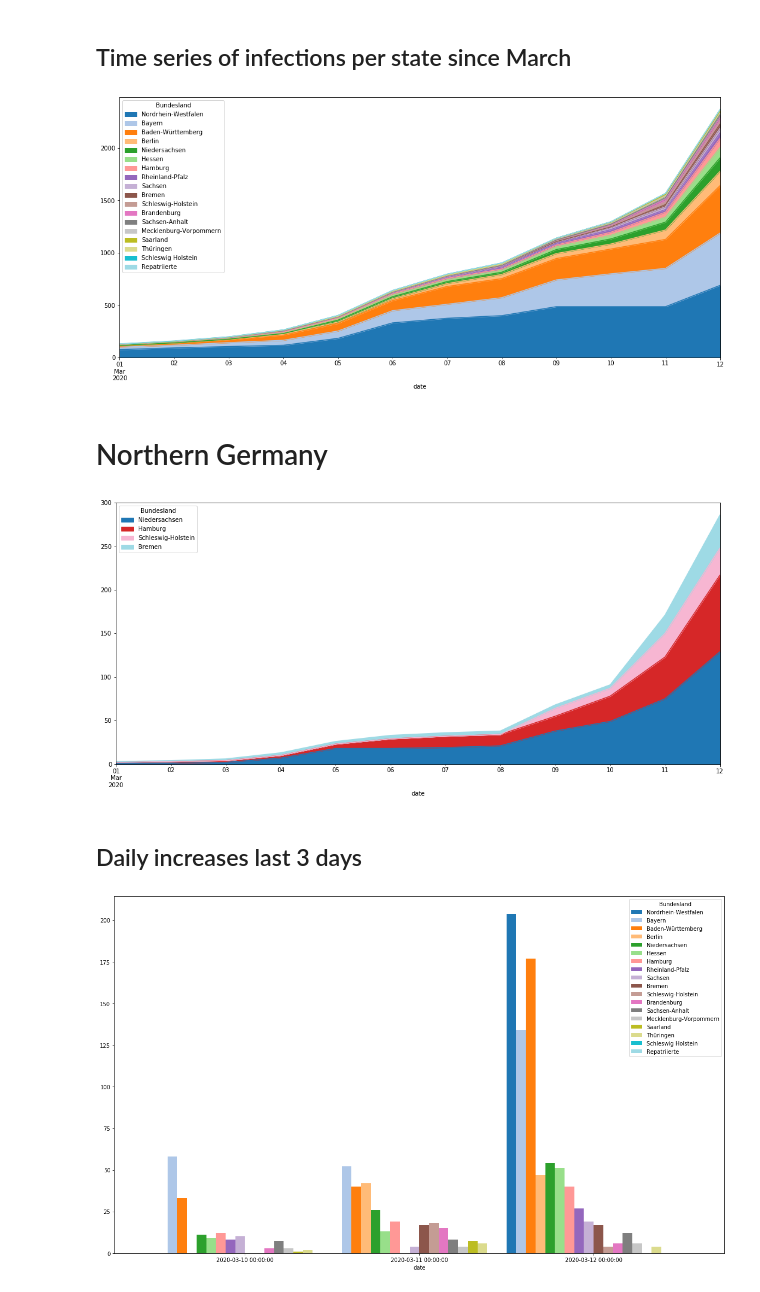
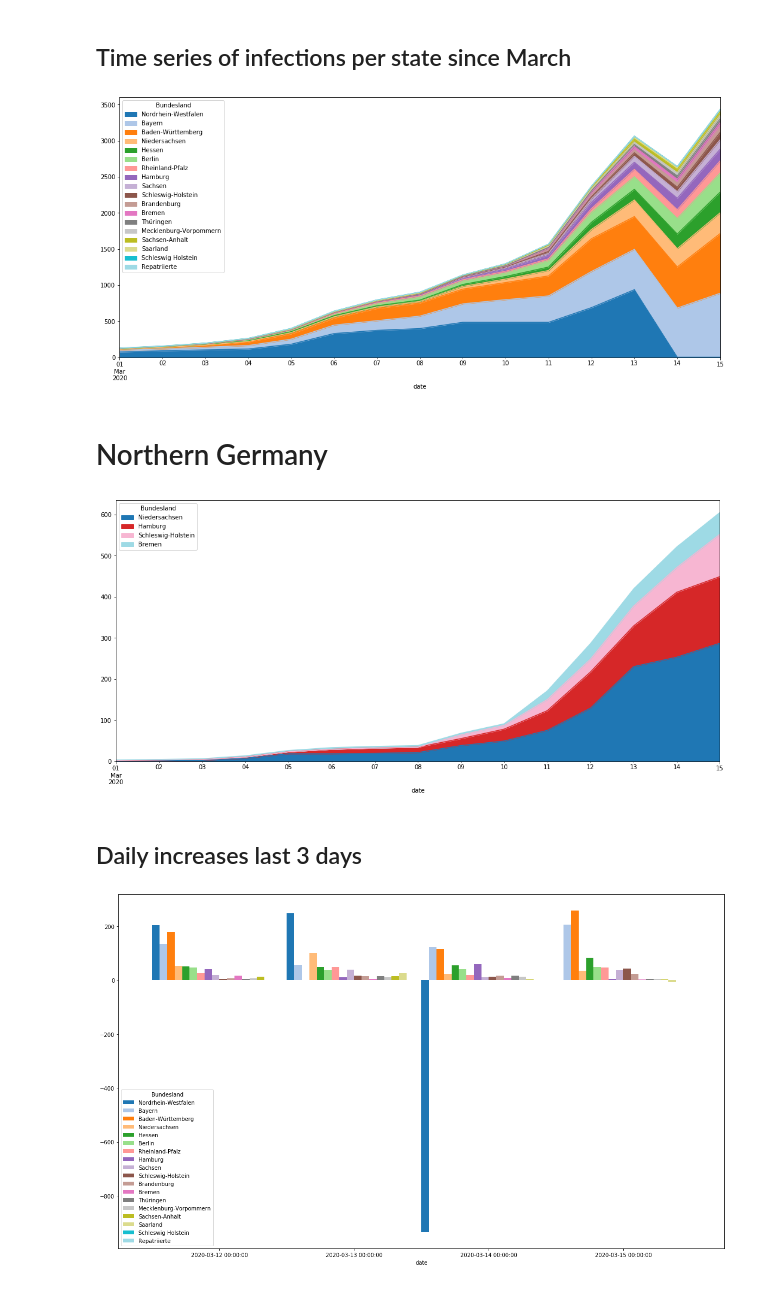
Before and after one commit to whitebearded/covid19-timeseries-germany-by-state, a Jupyter notebook: corona_by_german_state.ipynb, the cells around one changed output. Saved outputs shown, nothing was run; the diff lists cells and outputs as text; code cells hidden in the pictures.

```diff
--- a/corona_by_german_state.ipynb
+++ b/corona_by_german_state.ipynb
@@ -77,7 +80,7 @@ for date, table in tables.items():
 
     df = pd.DataFrame()
     df['Todesfälle'] = 0
-    df = pd.read_html(table.outerHtml(), header=0, index_col=0, match="Bundesland")[0]
+    df = pd.read_html(table.outerHtml(), header=0, index_col=0, match="Bundesland", thousands=".", decimal=",")[0]
     df = df[:-1] # Remove last row
 
     ### Column cleanup and normalization
@@ -93,7 +96,8 @@ for date, table in tables.items():
     # Some tables have a dedicated column for deaths, some use paranthesis
     mixed_col = list(filter(re.compile(r'.*(darunter Todesfälle).*').search, df.columns))
     if(len(mixed_col) > 0):
-        df = df[mixed_col[0]].str.extract(r'(?P<Fälle>[0-9]+)(?: ?\((?P<Todesfälle>[0-9]+)\))?').astype(float).fillna(0)
+        print(df[mixed_col[0]].replace(to_replace='\.', value='', regex=True))
+        df = df[mixed_col[0]].replace(to_replace='.', value='').str.extract(r'(?P<Fälle>[0-9]+(?:\.[0-9]+)?)(?: ?\((?P<Todesfälle>[0-9]+)\))?').fillna(0).astype(int)
 
     df['date'] = date
     dfa = pd.concat([dfa, df])
@@ -152,7 +156,7 @@ display(deaths.tail(5))
 # %%
 plot = confirmed.plot(figsize=(18,8), kind='area', cmap="tab20")
 # %% [output]
-[figure, old version]
+[figure, new version]
 # %%
 plot.get_figure().savefig("images/area_chart_infections_germany_by_state.png")
 # %% [markdown]
@@ -160,15 +164,15 @@ plot.get_figure().savefig("images/area_chart_infections_germany_by_state.png")
 # %%
 plot = confirmed[['Niedersachsen','Hamburg','Schleswig-Holstein','Bremen']].plot(figsize=(18,8), kind='area', cmap="tab20")
 # %% [output]
-[figure, old version]
+[figure, new version]
 # %%
 plot.get_figure().savefig("images/area_chart_infections_germany_northern_germany.png")
 # %% [markdown]
 ## Daily increases last 3 days
 # %%
-df_diff = confirmed.diff().tail(3)
+df_diff = confirmed.diff().tail(4)
 plot = df_diff.plot(figsize=(20,12), cmap="tab20",  kind="bar", align='center', width=1.0, rot=0)
 # %% [output]
-[figure, old version]
+[figure, new version]
 # %%
 plot.get_figure().savefig("images/area_chart_dailydiffs_germany_by_state.png")
```
Also changed, not shown: parts of 4 cells of this notebook, 3 other files.
